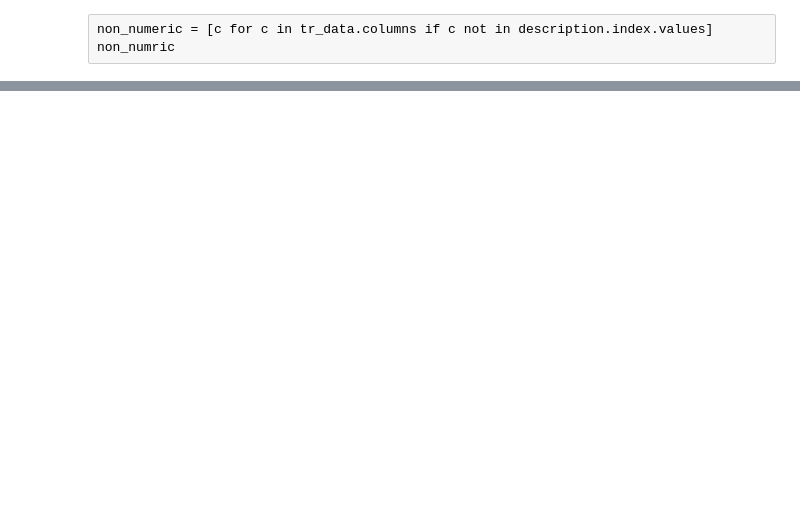
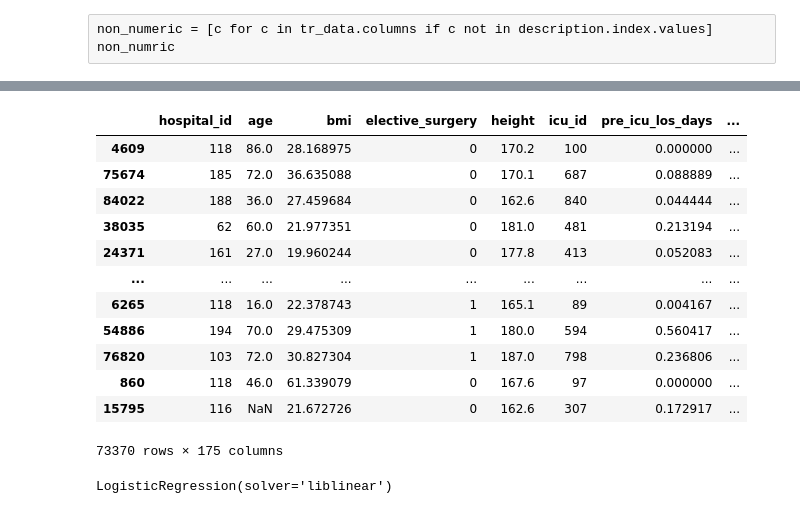
Before and after one commit to shlomii/wids2020, a Jupyter notebook: wids-2020.ipynb, the cells around one changed output, grey strips where cells are left out. Cells and saved outputs as stored; diff of their text form; code cells hidden in the pictures; blank space fills up the shorter version.

```diff
--- a/wids-2020.ipynb
+++ b/wids-2020.ipynb
@@ -111,0 +316,4 @@ hist_grid_plot(tr_data, nrows = 4)
+# %%
+excluded_features = ['encounter_id', 'patient_id', 'hospital_death']
+features = [c for c in description.index.values if c not in excluded_features]
+features
@@ -111,0 +338,24 @@ hist_grid_plot(tr_data, nrows = 4)
+# %%
+from sklearn.model_selection import train_test_split
+X_train, X_val, y_train, y_val = train_test_split(tr_data[features], tr_data['hospital_death'], test_size=0.2, random_state=42, shuffle=True)
+X_train
+# %% [output]
+|  | hospital_id | age | bmi | elective_surgery | height | icu_id | pre_icu_los_days | ... |
+| 4609 | 118 | 86.0 | 28.168975 | 0 | 170.2 | 100 | 0.000000 | ... |
+| 75674 | 185 | 72.0 | 36.635088 | 0 | 170.1 | 687 | 0.088889 | ... |
+| 84022 | 188 | 36.0 | 27.459684 | 0 | 162.6 | 840 | 0.044444 | ... |
+| 38035 | 62 | 60.0 | 21.977351 | 0 | 181.0 | 481 | 0.213194 | ... |
+| 24371 | 161 | 27.0 | 19.960244 | 0 | 177.8 | 413 | 0.052083 | ... |
+| ... | ... | ... | ... | ... | ... | ... | ... | ... |
+| 6265 | 118 | 16.0 | 22.378743 | 1 | 165.1 | 89 | 0.004167 | ... |
+| 54886 | 194 | 70.0 | 29.475309 | 1 | 180.0 | 594 | 0.560417 | ... |
+| 76820 | 103 | 72.0 | 30.827304 | 1 | 187.0 | 798 | 0.236806 | ... |
+| 860 | 118 | 46.0 | 61.339079 | 0 | 167.6 | 97 | 0.000000 | ... |
+| 15795 | 116 | NaN | 21.672726 | 0 | 162.6 | 307 | 0.172917 | ... |
+73370 rows × 175 columns
+# %%
+from sklearn.linear_model import LogisticRegression
+lr = LogisticRegression(solver='liblinear')
+lr.fit(X_train.fillna(0), y_train)
+# %% [output]
+LogisticRegression(solver='liblinear')
```
Also changed, not shown: parts of 21 cells of this notebook.
